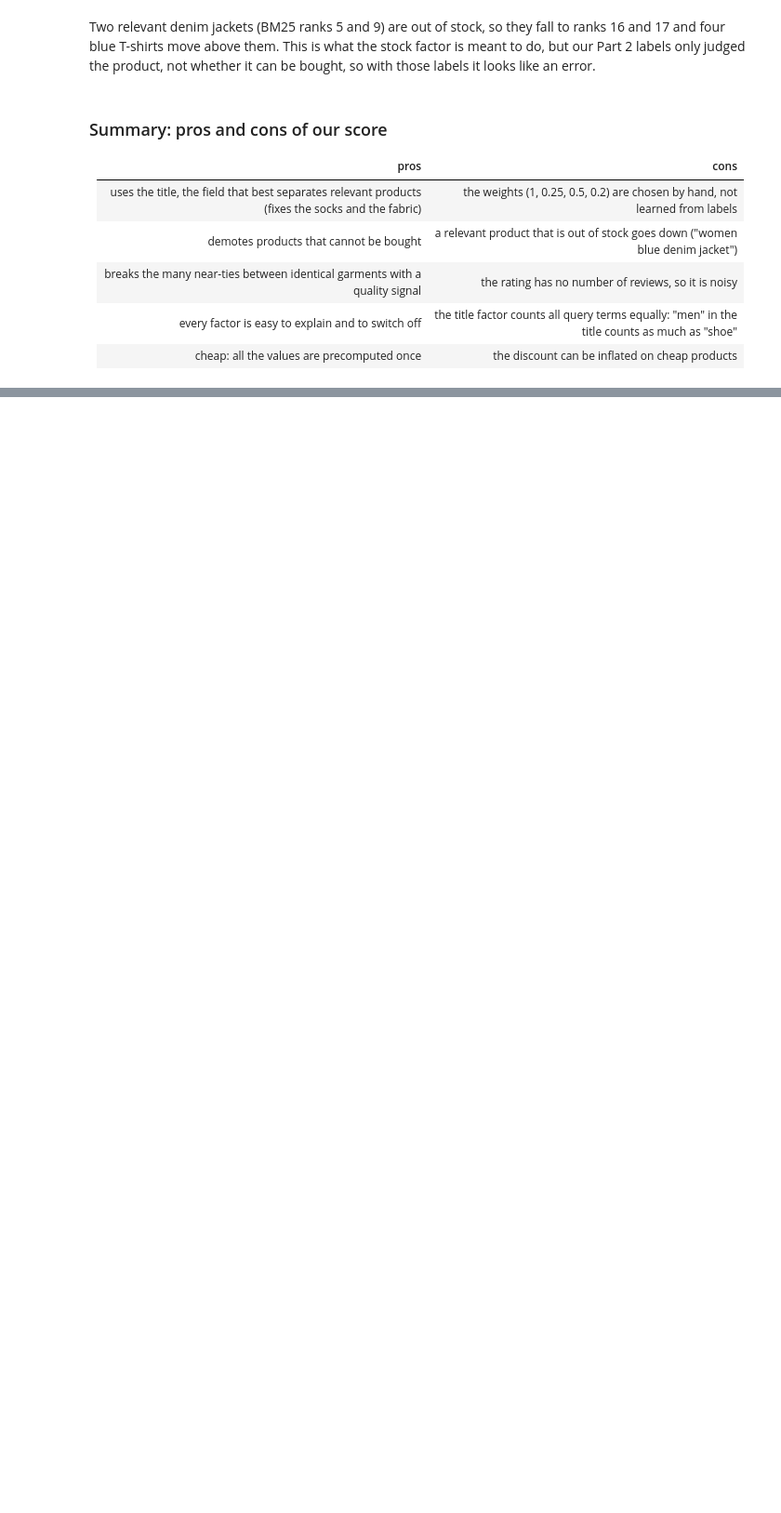
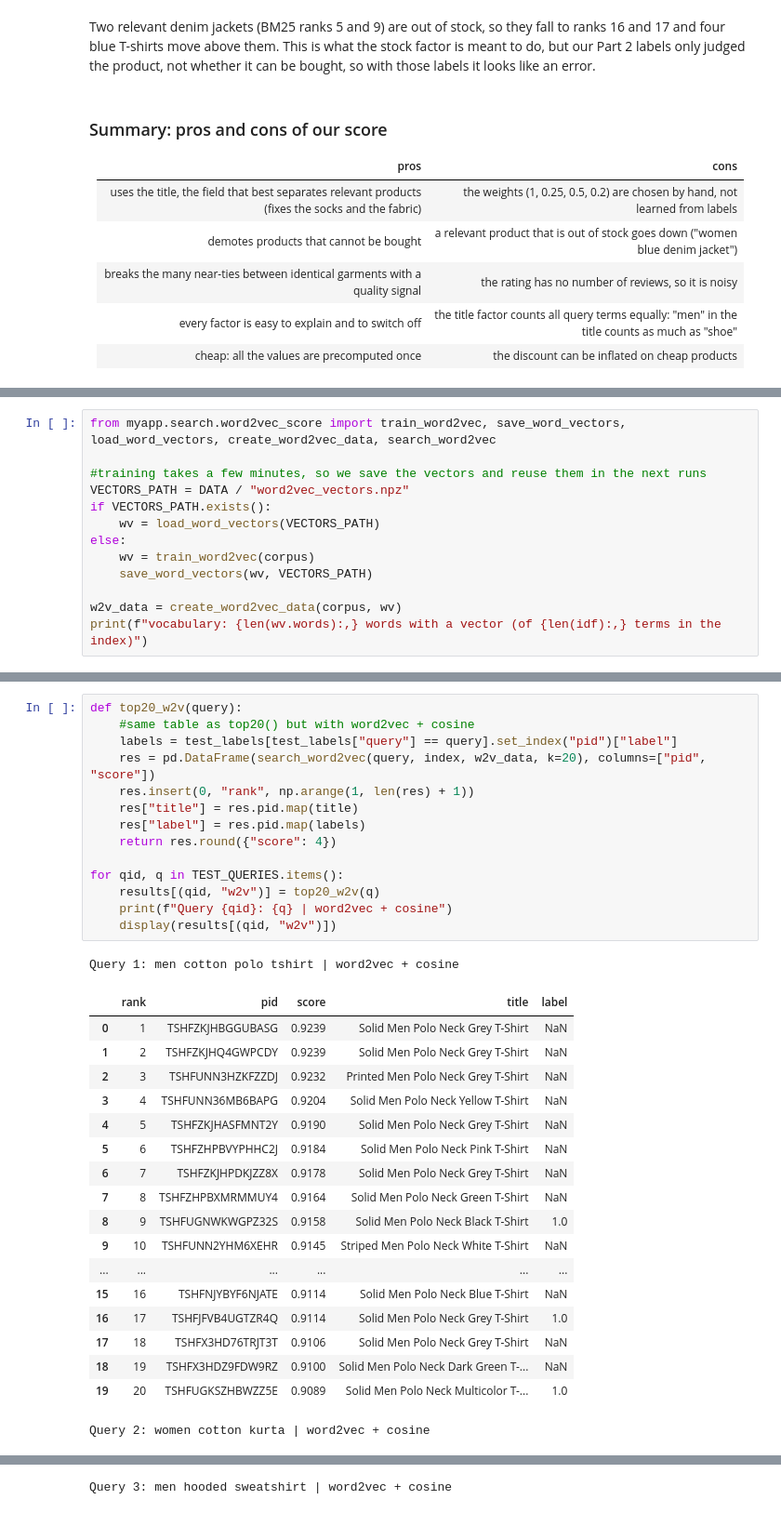
Before and after one commit to elenagotlost/irwa-search-engine, a Jupyter notebook: project_progress/part_3/part_3.ipynb, the cells around one changed output, grey strips where cells are left out. Shown at 93% size. Drawn from its saved outputs; the diff is of its cells as text; blank space fills up the shorter version.

Commit message:
word2vec + cosine ranking

```diff
--- a/project_progress/part_3/part_3.ipynb
+++ b/project_progress/part_3/part_3.ipynb
@@ -497,0 +516,13 @@ like an error.
+# %%
+from myapp.search.word2vec_score import train_word2vec, save_word_vectors, load_word_vectors, create_word2vec_data, search_word2vec
+
+#training takes a few minutes, so we save the vectors and reuse them in the next runs
+VECTORS_PATH = DATA / "word2vec_vectors.npz"
+if VECTORS_PATH.exists():
+    wv = load_word_vectors(VECTORS_PATH)
+else:
+    wv = train_word2vec(corpus)
+    save_word_vectors(wv, VECTORS_PATH)
+
+w2v_data = create_word2vec_data(corpus, wv)
+print(f"vocabulary: {len(wv.words):,} words with a vector (of {len(idf):,} terms in the index)")
@@ -497,0 +538,34 @@ like an error.
+# %%
+def top20_w2v(query):
+    #same table as top20() but with word2vec + cosine
+    labels = test_labels[test_labels["query"] == query].set_index("pid")["label"]
+    res = pd.DataFrame(search_word2vec(query, index, w2v_data, k=20), columns=["pid", "score"])
+    res.insert(0, "rank", np.arange(1, len(res) + 1))
+    res["title"] = res.pid.map(title)
+    res["label"] = res.pid.map(labels)
+    return res.round({"score": 4})
+
+for qid, q in TEST_QUERIES.items():
+    results[(qid, "w2v")] = top20_w2v(q)
+    print(f"Query {qid}: {q} | word2vec + cosine")
+    display(results[(qid, "w2v")])
+# %% [output]
+Query 1: men cotton polo tshirt | word2vec + cosine
+|  | rank | pid | score | title | label |
+| 0 | 1 | TSHFZKJHBGGUBASG | 0.9239 | Solid Men Polo Neck Grey T-Shirt | NaN |
+| 1 | 2 | TSHFZKJHQ4GWPCDY | 0.9239 | Solid Men Polo Neck Grey T-Shirt | NaN |
+| 2 | 3 | TSHFUNN3HZKFZZDJ | 0.9232 | Printed Men Polo Neck Grey T-Shirt | NaN |
+| 3 | 4 | TSHFUNN36MB6BAPG | 0.9204 | Solid Men Polo Neck Yellow T-Shirt | NaN |
+| 4 | 5 | TSHFZKJHASFMNT2Y | 0.9190 | Solid Men Polo Neck Grey T-Shirt | NaN |
+| 5 | 6 | TSHFZHPBVYPHHC2J | 0.9184 | Solid Men Polo Neck Pink T-Shirt | NaN |
+| 6 | 7 | TSHFZKJHPDKJZZ8X | 0.9178 | Solid Men Polo Neck Grey T-Shirt | NaN |
+| 7 | 8 | TSHFZHPBXMRMMUY4 | 0.9164 | Solid Men Polo Neck Green T-Shirt | NaN |
+| 8 | 9 | TSHFUGNWKWGPZ32S | 0.9158 | Solid Men Polo Neck Black T-Shirt | 1.0 |
+| 9 | 10 | TSHFUNN2YHM6XEHR | 0.9145 | Striped Men Polo Neck White T-Shirt | NaN |
+| ... | ... | ... | ... | ... | ... |
+| 15 | 16 | TSHFNJYBYF6NJATE | 0.9114 | Solid Men Polo Neck Blue T-Shirt | NaN |
+| 16 | 17 | TSHFJFVB4UGTZR4Q | 0.9114 | Solid Men Polo Neck Grey T-Shirt | 1.0 |
+| 17 | 18 | TSHFX3HD76TRJT3T | 0.9106 | Solid Men Polo Neck Grey T-Shirt | NaN |
+| 18 | 19 | TSHFX3HDZ9FDW9RZ | 0.9100 | Solid Men Polo Neck Dark Green T-... | NaN |
+| 19 | 20 | TSHFUGKSZHBWZZ5E | 0.9089 | Solid Men Polo Neck Multicolor T-... | 1.0 |
+Query 2: women cotton kurta | word2vec + cosine
@@ -497,0 +589 @@ like an error.
+Query 3: men hooded sweatshirt | word2vec + cosine
```
Also changed, not shown: parts of 11 cells of this notebook, 1 other file.
